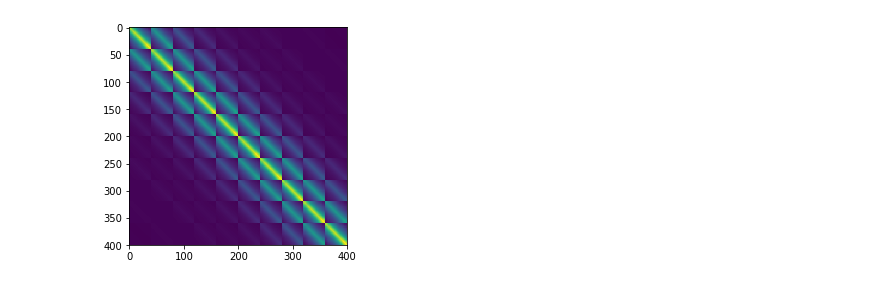
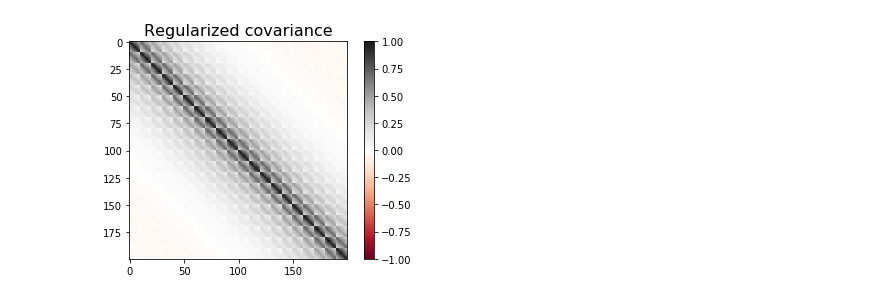
Before and after one commit to BouchardLab/DynamicalComponentsAnalysis, a Jupyter notebook: notebooks/RobustKronPCA-test.ipynb, the cells around one changed output. Drawn from its saved outputs; the diff is of its cells as text; code cells hidden in the pictures.

Commit message:
Updates to Kron_pca.py and notebook

```diff
--- a/notebooks/RobustKronPCA-test.ipynb
+++ b/notebooks/RobustKronPCA-test.ipynb
@@ -57,0 +30,15 @@ plt.show()
+# %%
+"""
+Generate data from the kernel
+"""
+
+num_samples = 400
+X_with_lags = np.random.multivariate_normal(mean=np.zeros(true_cov.shape[0]), cov=true_cov, size=num_samples)
+X_with_lags -= X_with_lags.mean(axis=0)
+
+"""
+Compute sample covariance matrix
+"""
+
+sample_cov = np.dot(X_with_lags.T, X_with_lags)/len(X_with_lags)
+disp_cov(sample_cov, "Sample covariance")
@@ -58,20 +47,18 @@ plt.show()
 # %%
-reload(kron_pca)
+"""
+Run cross-validated Toeplitz-Kron-PCA
+"""
 
-lambda_L_vals = np.logspace(-2, 1, 10)
-lambda_S_vals = np.logspace(0, 2, 3)
-ps = N
-pt = num_lags
+lambda_L_vals = np.logspace(-2, 1, 20)
+lambda_S_vals = np.array([1e8])
+cov_reg, log_likelihood_vals, rank_vals, sparsity_vals = kron_pca.regularize_cov(X_with_lags,
+                                                                                 N, num_lags,
+                                                                                 lambda_L_vals, lambda_S_vals,
+                                                                                 num_folds=10,
+                                                                                 tau=0.5,
+                                                                                 tol=1e-8,
+                                                                                 max_iter=1000000,
+                                                                                 stop_cond_interval=20)
 
-cov_reg, log_likelihood_vals, rank_vals, sparsity_vals = kron_pca.regularize_cov(X_with_lags,
-                                                                                ps, pt,
-                                                                                lambda_S_vals, lambda_L_vals,
-                                                                                num_folds=10,
-                                                                                tau=0.5,
-                                                                                tol=1e-8,
-                                                                                max_iter=1000000,
-                                                                                stop_cond_interval=20)
-
-plt.imshow(cov_reg)
-plt.show()
+disp_cov(cov_reg, "Regularized covariance")
 # %% [output]
@@ -95 +85 @@ plt.show()
-[figure, old version]
+[figure, new version]
```
Also changed, not shown: parts of 10 cells of this notebook, 1 other file.
